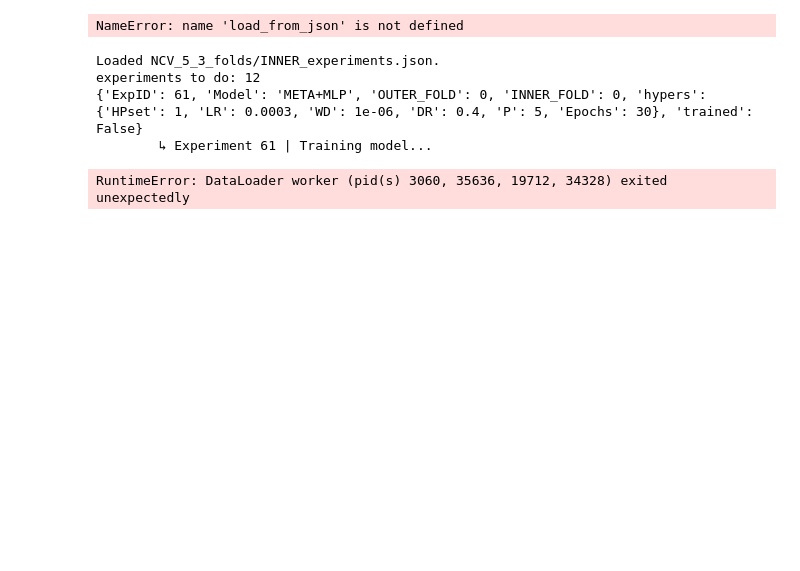
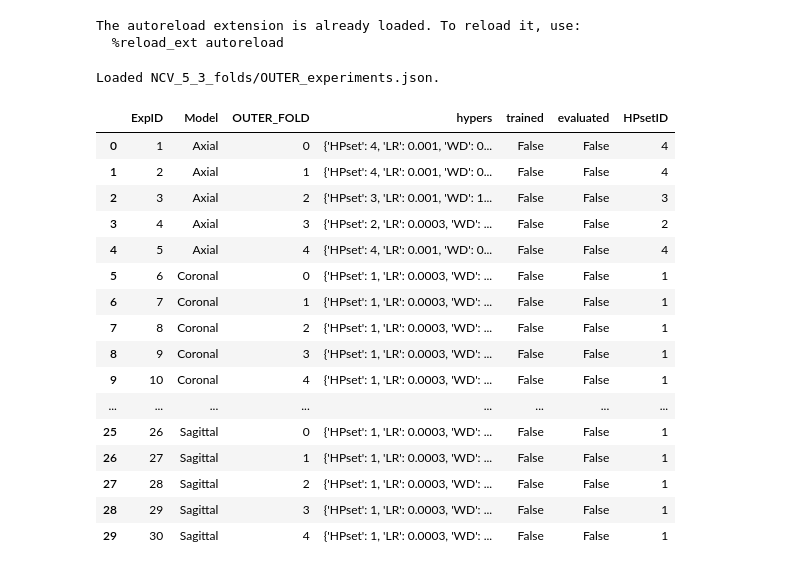
Before and after one commit to AbbaraS/MScDissertation, a Jupyter notebook: Suleima/OUTER_CV.ipynb, the cells around one changed output. Cells and saved outputs as stored; diff of their text form; code cells hidden in the pictures; blank space fills up the shorter version.

```diff
--- a/Suleima/OUTER_CV.ipynb
+++ b/Suleima/OUTER_CV.ipynb
@@ -3,8 +3,13 @@
 %autoreload 2
 %reload_ext autoreload
 %matplotlib widget
-
+from core.CardiacCTdataset import DataLoaderFactory
+from core.CNNmodel import *
 import logging
 from core.Log import *
 import pandas as pd
 from core.benchmarks import *
+setup_loggers5K()
+# %% [output]
+The autoreload extension is already loaded. To reload it, use:
+  %reload_ext autoreload
@@ -11,6 +177,23 @@ from core.benchmarks import *
 # %%
-INNER_CV_parameters = load_from_json("NCV_5_3_folds/OUTER_experiments.json")
-df = pd.DataFrame(INNER_CV_parameters)
+OUTER_CV_parameters = load_from_json("NCV_5_3_folds/OUTER_experiments.json")
+df = pd.DataFrame(OUTER_CV_parameters)
 df
 # %% [output]
-NameError: name 'load_from_json' is not defined
+Loaded NCV_5_3_folds/OUTER_experiments.json.
+|  | ExpID | Model | OUTER_FOLD | hypers | trained | evaluated | HPsetID |
+| 0 | 1 | Axial | 0 | {'HPset': 4, 'LR': 0.001, 'WD': 0... | False | False | 4 |
+| 1 | 2 | Axial | 1 | {'HPset': 4, 'LR': 0.001, 'WD': 0... | False | False | 4 |
+| 2 | 3 | Axial | 2 | {'HPset': 3, 'LR': 0.001, 'WD': 1... | False | False | 3 |
+| 3 | 4 | Axial | 3 | {'HPset': 2, 'LR': 0.0003, 'WD': ... | False | False | 2 |
+| 4 | 5 | Axial | 4 | {'HPset': 4, 'LR': 0.001, 'WD': 0... | False | False | 4 |
+| 5 | 6 | Coronal | 0 | {'HPset': 1, 'LR': 0.0003, 'WD': ... | False | False | 1 |
+| 6 | 7 | Coronal | 1 | {'HPset': 1, 'LR': 0.0003, 'WD': ... | False | False | 1 |
+| 7 | 8 | Coronal | 2 | {'HPset': 1, 'LR': 0.0003, 'WD': ... | False | False | 1 |
+| 8 | 9 | Coronal | 3 | {'HPset': 1, 'LR': 0.0003, 'WD': ... | False | False | 1 |
+| 9 | 10 | Coronal | 4 | {'HPset': 1, 'LR': 0.0003, 'WD': ... | False | False | 1 |
+| ... | ... | ... | ... | ... | ... | ... | ... |
+| 25 | 26 | Sagittal | 0 | {'HPset': 1, 'LR': 0.0003, 'WD': ... | False | False | 1 |
+| 26 | 27 | Sagittal | 1 | {'HPset': 1, 'LR': 0.0003, 'WD': ... | False | False | 1 |
+| 27 | 28 | Sagittal | 2 | {'HPset': 1, 'LR': 0.0003, 'WD': ... | False | False | 1 |
+| 28 | 29 | Sagittal | 3 | {'HPset': 1, 'LR': 0.0003, 'WD': ... | False | False | 1 |
+| 29 | 30 | Sagittal | 4 | {'HPset': 1, 'LR': 0.0003, 'WD': ... | False | False | 1 |
@@ -254,38 +199,0 @@ def train_INNER_model(model, train_loader, val_loader, experiment):
-# %%
-full_dl = load_dataset_info(file="NCV_5_3_folds/data_info_5-3NCV.json")
-main_dataset = [i for i in full_dl if i["pool"] == 'main']
-
-DLMLP = DataLoaderFactoryMLP(main_dataset)
-
-INNER_CV_parameters = load_from_json("NCV_5_3_folds/INNER_experiments.json")
-filtered = [
-	exp for exp in INNER_CV_parameters
-	if exp["Model"] == "META+MLP"
-	and exp["OUTER_FOLD"] == 0       # 2, 3, 4
-	#and exp["hypers"]["HPset"] == 4
-	and exp["trained"] == False
-]
-
-print(f"experiments to do: {len(filtered)}")
-
-CompletedExps = []
-
-log = logging.getLogger('INNER_5KtrainBENCHMARKS')
-log.info("18:25 ; Model; ExpID; OUTER_FOLD; INNER_FOLD; HPset; epoch;  T_loss;    V_loss;    val_auc;    th_star;    LR;    no_improve;")
-for experiment in filtered:
-	print(experiment)
-	ExpID = experiment['ExpID']
-	OUT = experiment['OUTER_FOLD']
-	INN = experiment['INNER_FOLD']
-	train_loader, val_loader = DLMLP.create_inner_loaders(OUT, INN)
-	DR = experiment['hypers']['DR']
-	model = MetadataMLP(DR)
-	results = train_INNER_model(model, train_loader, val_loader, experiment)
-	append_experiment_results(results, path="NCV_5_3_folds/INNER_resultsBENCHMARKS.jsonl")
-	CompletedExps.append(experiment['ExpID'])
-# %% [output]
-Loaded NCV_5_3_folds/INNER_experiments.json.
-experiments to do: 12
-{'ExpID': 61, 'Model': 'META+MLP', 'OUTER_FOLD': 0, 'INNER_FOLD': 0, 'hypers': {'HPset': 1, 'LR': 0.0003, 'WD': 1e-06, 'DR': 0.4, 'P': 5, 'Epochs': 30}, 'trained': False}
-        ↳ Experiment 61 | Training model...
-RuntimeError: DataLoader worker (pid(s) 3060, 35636, 19712, 34328) exited unexpectedly
```
Also changed, not shown: parts of 7 cells of this notebook, 11 other files.
